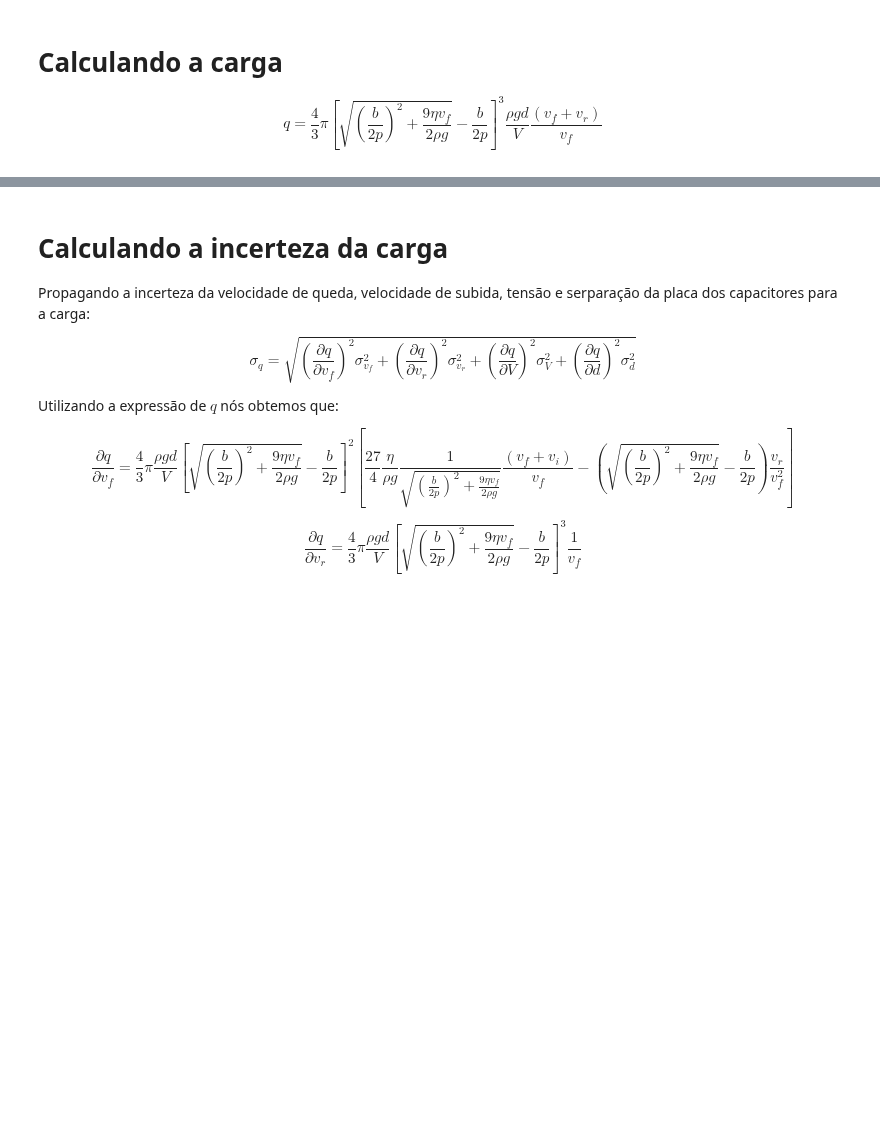
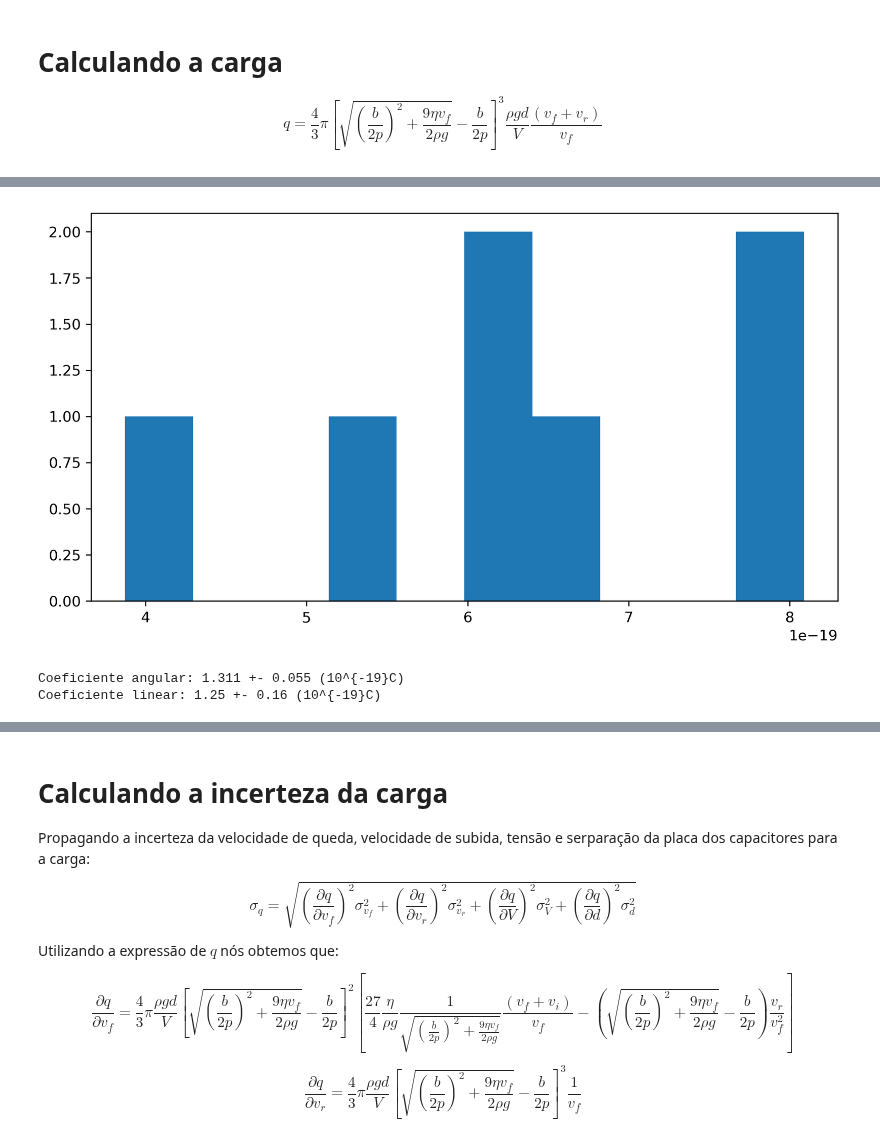
Before and after one commit to viniciusrocca/College_Codes, a Jupyter notebook: Lab3/Millikan_Oil_Drop.ipynb, the cells around one changed output, grey strips where cells are left out. Cells and saved outputs as stored; diff of their text form; code cells hidden in the pictures; blank space fills up the shorter version.

```diff
--- a/Lab3/Millikan_Oil_Drop.ipynb
+++ b/Lab3/Millikan_Oil_Drop.ipynb
@@ -161,0 +223,27 @@ Carga = [3.7262705585606456e-17] C
+# %%
+plt.figure(figsize = [9.2,4.9], dpi = 300)
+plt.hist(q, bins = 10)
+plt.show()
+# %% [output]
+[figure, added]
+# %%
+x = np.round(np.array(q)/1.602e-19)
+fitpars, cov_pars = np.polyfit(x,q,1,w=np.power(sigma_q,-1),cov='True')
+
+#Coeficientes da reta ajustada:
+coef_angular = fitpars[0]
+coef_linear = fitpars[1]
+sigma_angular = np.sqrt(cov_pars[0][0])
+sigma_linear = np.sqrt(cov_pars[1][1])
+
+
+#Considerando apenas dois algarismo significativo na incerteza:
+sigma_angular1 = float('{:g}'.format(float('{:.2g}'.format(sigma_angular))))
+sigma_linear1 = float('{:g}'.format(float('{:.2g}'.format(sigma_linear))))
+
+
+print('Coeficiente angular: %.3f +- %.3f (10^{-19}C)' % (coef_angular/1e-19 ,sigma_angular/1e-19))
+print('Coeficiente linear: %.2f +- %.2f (10^{-19}C)' %(coef_linear/1e-19,sigma_linear/1e-19))
+# %% [output]
+Coeficiente angular: 1.311 +- 0.055 (10^{-19}C)
+Coeficiente linear: 1.25 +- 0.16 (10^{-19}C)
```
Also changed, not shown: parts of 9 cells of this notebook.
